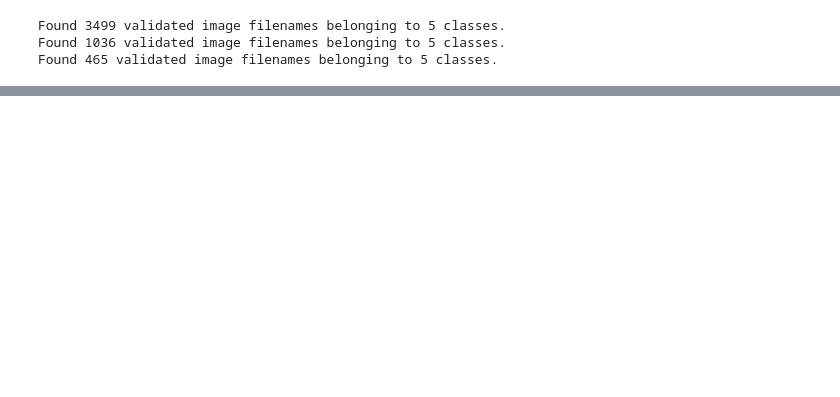
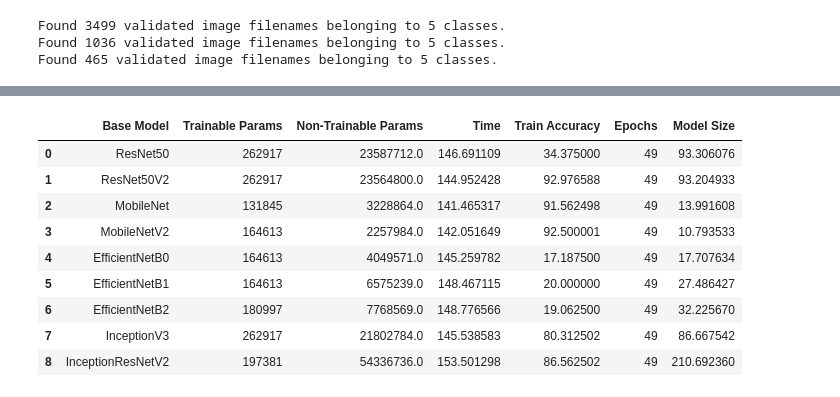
Before and after one commit to nickvazz/WebMobileFoodTFJS, a Jupyter notebook: LiveProjectDeployCViOS.ipynb, the cells around one changed output, grey strips where cells are left out. Saved outputs shown, nothing was run; the diff lists cells and outputs as text; code cells hidden in the pictures; blank space fills up the shorter version.

Commit message:
results for liveproj

```diff
--- a/LiveProjectDeployCViOS.ipynb
+++ b/LiveProjectDeployCViOS.ipynb
@@ -248,4 +258,7 @@ def run(
 # %%
+results = []
+
 for base in base_models:
-    run(base)
+    params = run(base)
+    results.append(params)
 # %% [output]
@@ -255,0 +292,35 @@ OperationalError: (sqlite3.OperationalError) unable to open database file
+# %%
+final_table = []
+for r in results:
+    final_table.append([
+        r['base_model'],
+        r['num_trainable'],
+        r['num_non_trainable'],
+        r['total_wall_time'],
+        r['hist_df']['acc'].iloc[-1] * 100,
+        r['hist_df']['index'].iloc[-1],
+        r['model_size'],
+    ])
+# %%
+pd.DataFrame(
+    final_table,
+    columns=[
+        'Base Model',
+        'Trainable Params',
+        'Non-Trainable Params',
+        'Time',
+        'Train Accuracy',
+        'Epochs',
+        'Model Size',
+    ])
+# %% [output]
+|  | Base Model | Trainable Params | Non-Trainable Params | Time | Train Accuracy | Epochs | Model Size |
+| 0 | ResNet50 | 262917 | 23587712.0 | 146.691109 | 34.375000 | 49 | 93.306076 |
+| 1 | ResNet50V2 | 262917 | 23564800.0 | 144.952428 | 92.976588 | 49 | 93.204933 |
+| 2 | MobileNet | 131845 | 3228864.0 | 141.465317 | 91.562498 | 49 | 13.991608 |
+| 3 | MobileNetV2 | 164613 | 2257984.0 | 142.051649 | 92.500001 | 49 | 10.793533 |
+| 4 | EfficientNetB0 | 164613 | 4049571.0 | 145.259782 | 17.187500 | 49 | 17.707634 |
+| 5 | EfficientNetB1 | 164613 | 6575239.0 | 148.467115 | 20.000000 | 49 | 27.486427 |
+| 6 | EfficientNetB2 | 180997 | 7768569.0 | 148.776566 | 19.062500 | 49 | 32.225670 |
+| 7 | InceptionV3 | 262917 | 21802784.0 | 145.538583 | 80.312502 | 49 | 86.667542 |
+| 8 | InceptionResNetV2 | 197381 | 54336736.0 | 153.501298 | 86.562502 | 49 | 210.692360 |
```
Also changed, not shown: parts of 5 cells of this notebook.
